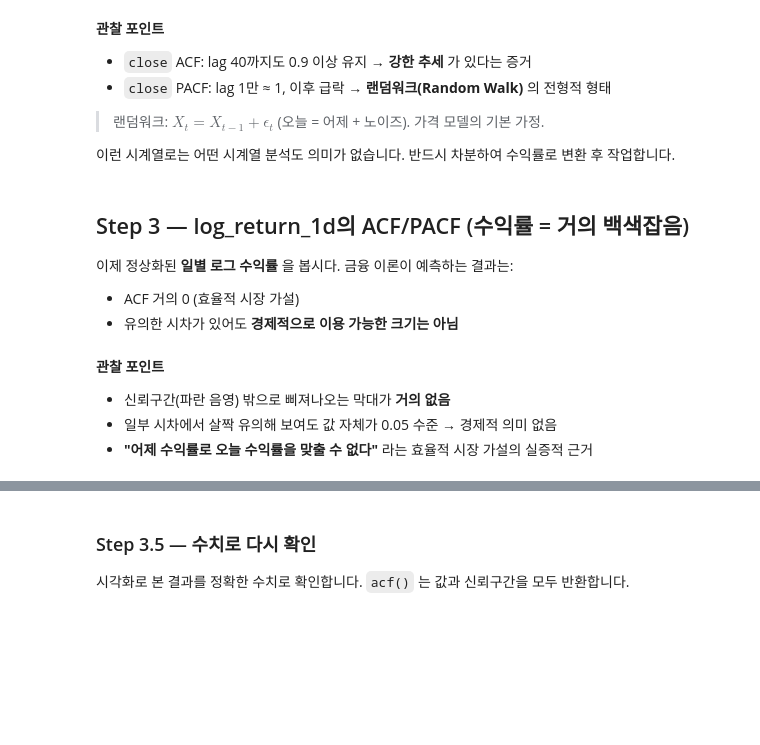
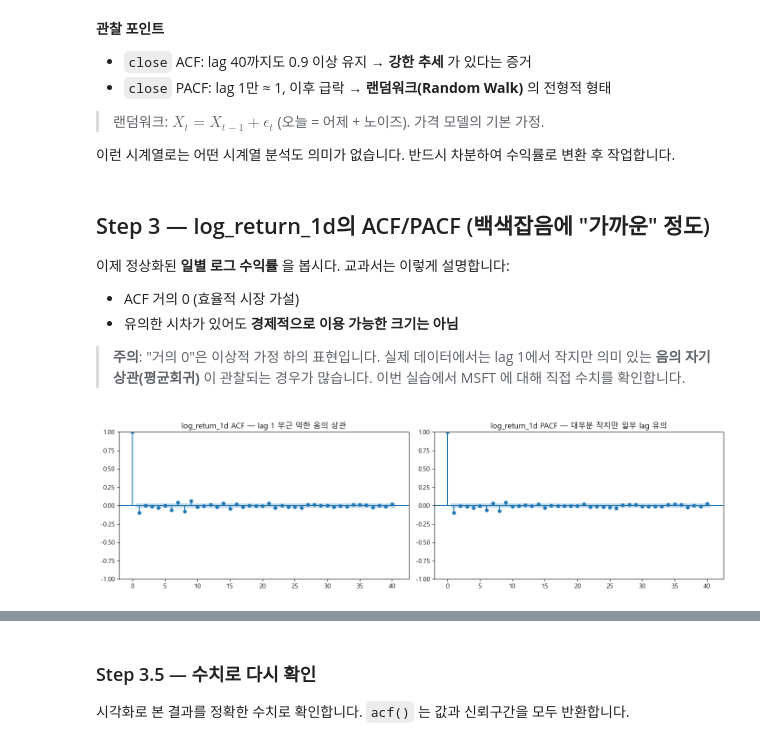
Before and after one commit to sybeom528/finance_project, a Jupyter notebook: 김재천/Study/week1_시계열기초/03_자기상관_실습.ipynb, the cells around one changed output, grey strips where cells are left out. Saved outputs shown, nothing was run; the diff lists cells and outputs as text; code cells hidden in the pictures; blank space fills up the shorter version.

```diff
--- a/김재천/Study/week1_시계열기초/03_자기상관_실습.ipynb
+++ b/김재천/Study/week1_시계열기초/03_자기상관_실습.ipynb
@@ -81,25 +96,23 @@ plt.show()
 
 이런 시계열로는 어떤 시계열 분석도 의미가 없습니다. 반드시 차분하여 수익률로 변환 후 작업합니다.
 # %% [markdown]
-## Step 3 — log_return_1d의 ACF/PACF (수익률 = 거의 백색잡음)
+## Step 3 — log_return_1d의 ACF/PACF (백색잡음에 "가까운" 정도)
 
-이제 정상화된 **일별 로그 수익률** 을 봅시다. 금융 이론이 예측하는 결과는:
+이제 정상화된 **일별 로그 수익률** 을 봅시다. 교과서는 이렇게 설명합니다:
 - ACF 거의 0 (효율적 시장 가설)
 - 유의한 시차가 있어도 **경제적으로 이용 가능한 크기는 아님**
+
+> **주의**: "거의 0"은 이상적 가정 하의 표현입니다. 실제 데이터에서는 lag 1에서 작지만 의미 있는 **음의 자기상관(평균회귀)** 이 관찰되는 경우가 많습니다. 이번 실습에서 MSFT 에 대해 직접 수치를 확인합니다.
 # %%
 fig, axes = plt.subplots(1, 2, figsize=(14, 4))
 
 plot_acf(df['log_return_1d'].dropna(), lags=40, ax=axes[0])
-axes[0].set_title('log_return_1d ACF — 대부분 0 근처 (백색잡음 유사)')
+axes[0].set_title('log_return_1d ACF — lag 1 부근 약한 음의 상관')
 
 plot_pacf(df['log_return_1d'].dropna(), lags=40, ax=axes[1], method='ywm')
-axes[1].set_title('log_return_1d PACF — 대부분 유의하지 않음')
+axes[1].set_title('log_return_1d PACF — 대부분 작지만 일부 lag 유의')
 
 plt.tight_layout()
 plt.show()
+# %% [output]
+[figure, added]
-# %% [markdown]
-**관찰 포인트**
-
-- 신뢰구간(파란 음영) 밖으로 삐져나오는 막대가 **거의 없음**
-- 일부 시차에서 살짝 유의해 보여도 값 자체가 0.05 수준 → 경제적 의미 없음
-- **"어제 수익률로 오늘 수익률을 맞출 수 없다"** 라는 효율적 시장 가설의 실증적 근거
```
Also changed, not shown: parts of 16 cells of this notebook, 11 other files.
